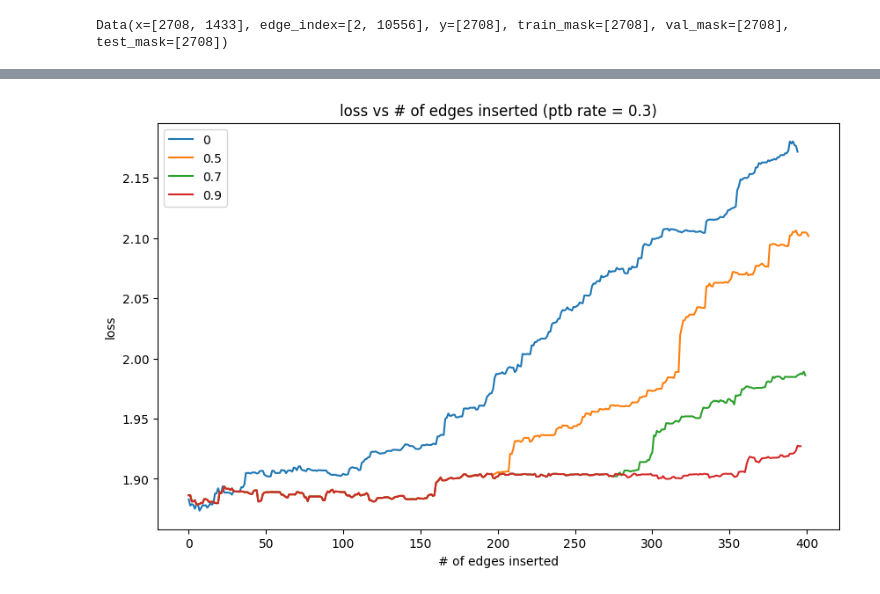
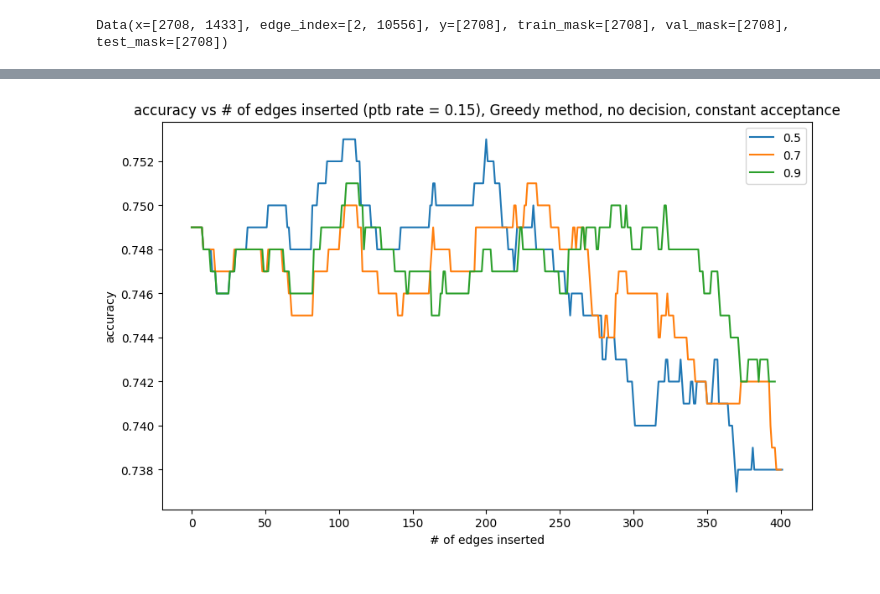
Before and after one commit to wrcorcoran/2-phase-attack, a Jupyter notebook: experiments/2-phase/metattack_loss.ipynb, the cells around one changed output, grey strips where cells are left out. Saved outputs shown, nothing was run; the diff lists cells and outputs as text; code cells hidden in the pictures.

Commit message:
updating to include refactored greedy

```diff
--- a/experiments/2-phase/metattack_loss.ipynb
+++ b/experiments/2-phase/metattack_loss.ipynb
@@ -214 +58,3 @@ print(edges_to_add)
+# %%
+G, initial_edge_count, ptb_rate, budget = initialize(data, _ptb_rate=0.15)
 # %%
@@ -292,6 +138,8 @@ def two_phase_attack(split):
 # %%
 splits = [0, 0.5, 0.7, 0.9]
-split_dic = defaultdict(list)
+split_dic_acc = defaultdict(list)
+split_dic_loss = defaultdict(list)
+itrs = defaultdict(int)
 # %%
 for s in splits:
     print(s)
@@ -312,23 +202,4 @@ for s in splits:
 # %%
-import matplotlib.pyplot as plt
-
-# split_dic2 = copy.copy(split_dic)
-
-# for label, values in split_dic2.items():
-#     for i in range(len(values)):
-#         split_dic2[label][i] = - abs(values[i] - initial_loss)
-
-plt.figure(figsize=(10, 6))
-
-# Iterate over the dictionary and plot each list
-for label, values in split_dic.items():
-    plt.plot(values, label=str(label))
-
-plt.xlabel('# of edges inserted')
-plt.ylabel('loss')
-plt.title('loss vs # of edges inserted (ptb rate = 0.15)')
-plt.legend()
-
-plt.show()
+plot_results(split_dic_acc, ptb_rate, "Greedy", "no", "constant", "accuracy")
 # %% [output]
-[figure, old version]
+[figure, new version]
```
Also changed, not shown: parts of 23 cells of this notebook, 2 other files.
